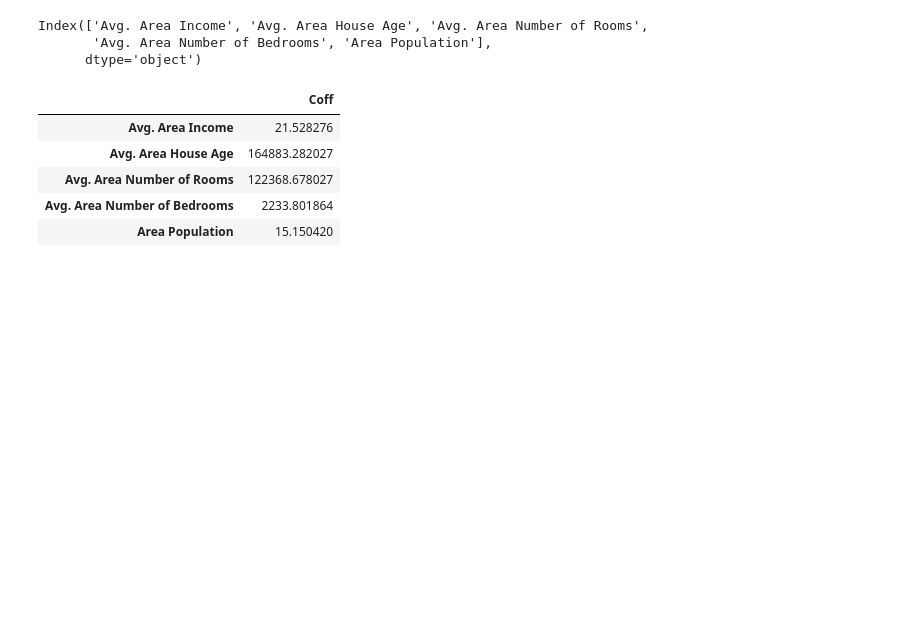
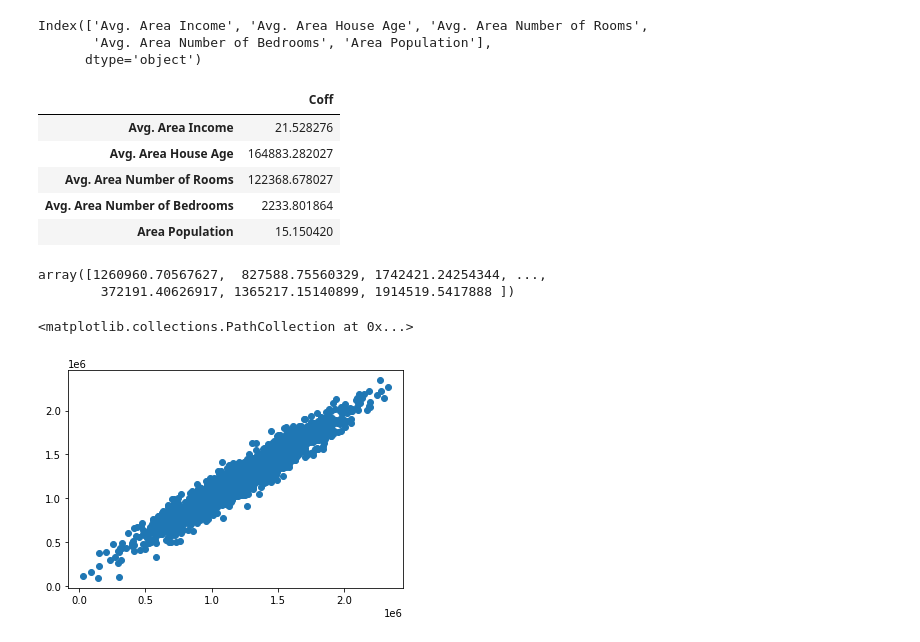
Before and after one commit to Rushikesh8421/Data-Science, a Jupyter notebook: Machine Learning/Linear Regression.ipynb, the cells around one changed output. Saved outputs shown, nothing was run; the diff lists cells and outputs as text; code cells hidden in the pictures; blank space fills up the shorter version.

```diff
--- a/Machine Learning/Linear Regression.ipynb
+++ b/Machine Learning/Linear Regression.ipynb
@@ -119,3 +119,15 @@ cdf
 | Avg. Area Number of Rooms | 122368.678027 |
 | Avg. Area Number of Bedrooms | 2233.801864 |
 | Area Population | 15.150420 |
+# %%
+predictions = lm.predict(X_test)
+# %%
+predictions
+# %% [output]
+array([1260960.70567627,  827588.75560329, 1742421.24254344, ...,
+        372191.40626917, 1365217.15140899, 1914519.5417888 ])
+# %%
+plt.scatter(y_test,predictions)
+# %% [output]
+<matplotlib.collections.PathCollection at 0x...>
+[figure, added]
```
Also changed, not shown: parts of 5 cells of this notebook.
